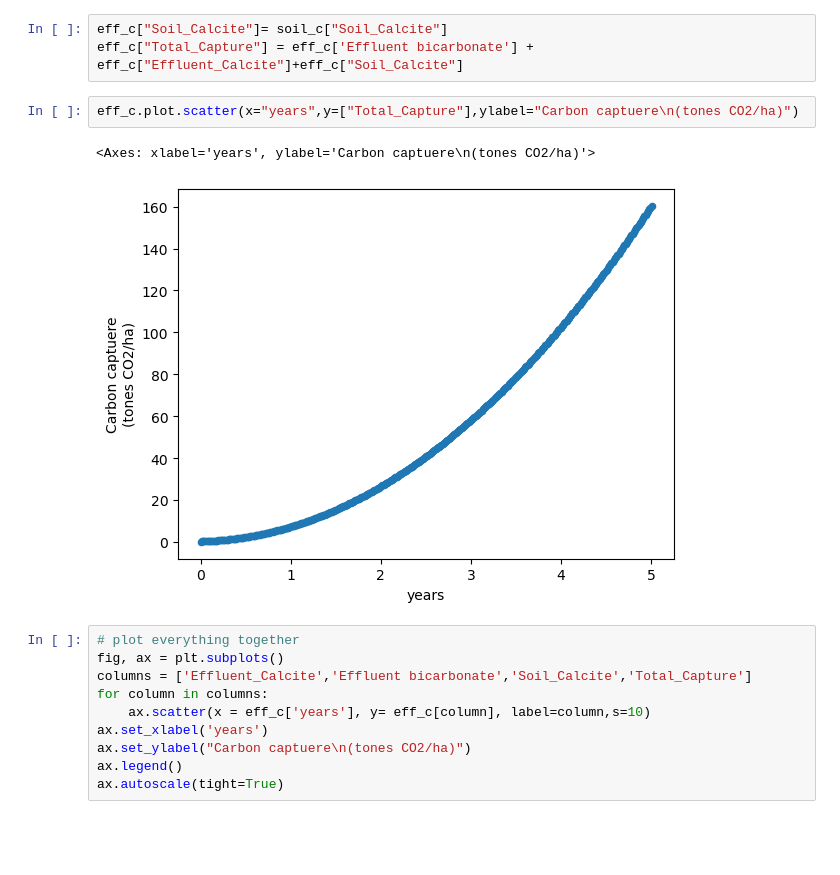
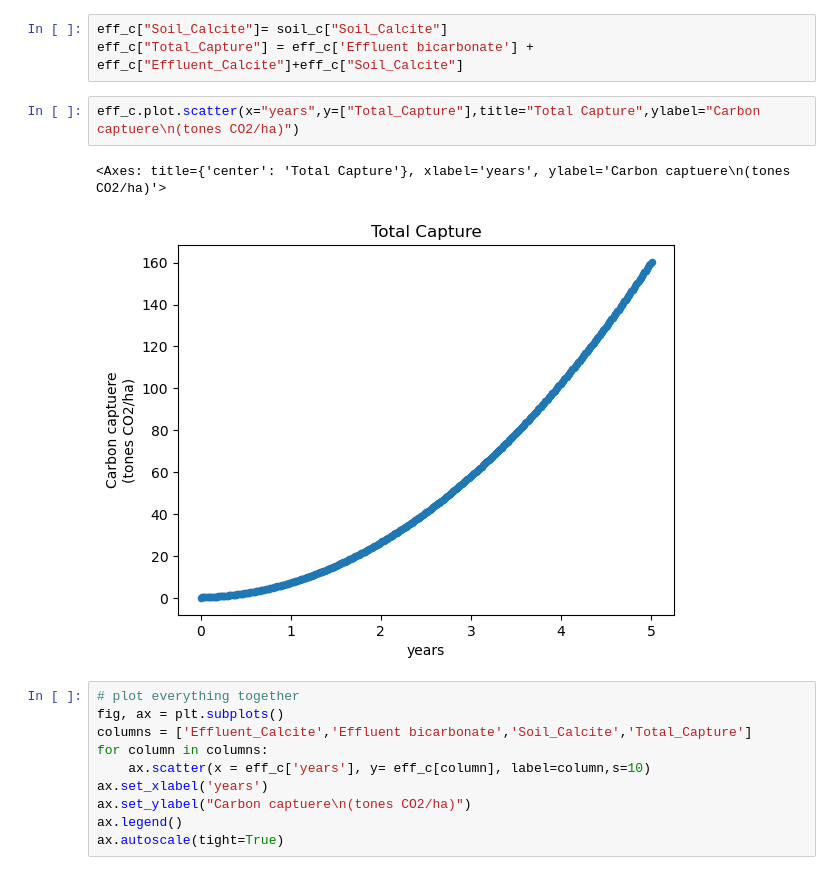
Before and after one commit to Geochemical-Modeling/PHREEQC_dataviz, a Jupyter notebook: co2capture_verfication.ipynb, the cells around one changed output. Saved outputs shown, nothing was run; the diff lists cells and outputs as text; blank space fills up the shorter version.

```diff
--- a/co2capture_verfication.ipynb
+++ b/co2capture_verfication.ipynb
@@ -87,10 +87,10 @@ eff_c.plot.scatter(x="years",y=["Effluent bicarbonate"],ylabel="Carbon captuere\
 eff_c["Soil_Calcite"]= soil_c["Soil_Calcite"]
 eff_c["Total_Capture"] = eff_c['Effluent bicarbonate'] + eff_c["Effluent_Calcite"]+eff_c["Soil_Calcite"]
 # %%
-eff_c.plot.scatter(x="years",y=["Total_Capture"],ylabel="Carbon captuere\n(tones CO2/ha)")
+eff_c.plot.scatter(x="years",y=["Total_Capture"],title="Total Capture",ylabel="Carbon captuere\n(tones CO2/ha)")
 # %% [output]
-<Axes: xlabel='years', ylabel='Carbon captuere\n(tones CO2/ha)'>
+<Axes: title={'center': 'Total Capture'}, xlabel='years', ylabel='Carbon captuere\n(tones CO2/ha)'>
-[figure, old version]
+[figure, new version]
 # %%
 # plot everything together
 fig, ax = plt.subplots()
```
Also changed, not shown: parts of 3 cells of this notebook.
